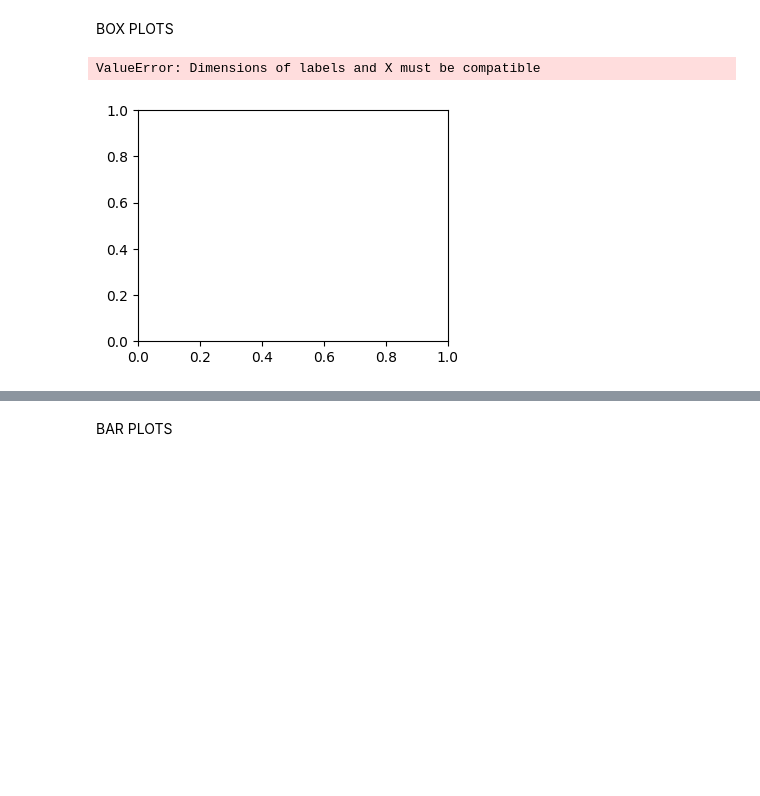
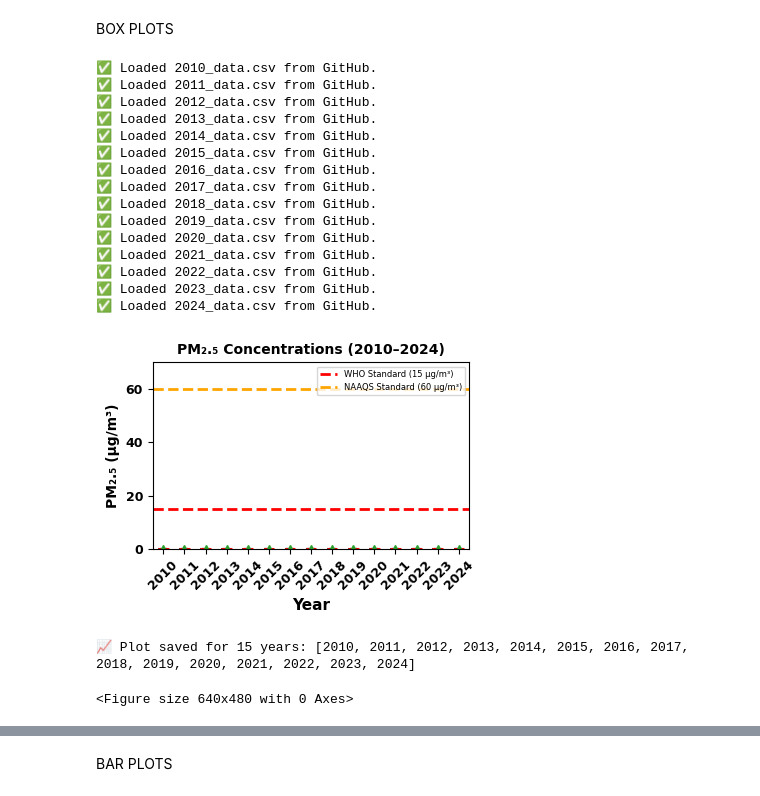
Before and after one commit to yadavrishikesh/Masterclass-IITMandi, a Jupyter notebook: Module1/code/data_visualisation_GoogleColab.ipynb, the cells around one changed output, grey strips where cells are left out. Saved outputs shown, nothing was run; the diff lists cells and outputs as text; code cells hidden in the pictures; blank space fills up the shorter version.

```diff
--- a/Module1/code/data_visualisation_GoogleColab.ipynb
+++ b/Module1/code/data_visualisation_GoogleColab.ipynb
@@ -51,73 +119,87 @@ BOX PLOTS
 import pandas as pd
 import numpy as np
 import matplotlib.pyplot as plt
-from pathlib import Path
 
-# Load all data files
+# Plot styling
 plt.style.use('default')
 plt.rcParams['figure.facecolor'] = 'white'
 plt.rcParams['axes.facecolor'] = 'white'
 
-# Set base path relative to the current notebook's directory
-base_path = Path().resolve()
-
-# Define the path to the data file
-data_folder = base_path / 'PM10'
+# GitHub raw URL base for PM2.5
+base_url = "https://raw.githubusercontent.com/yadavrishikesh/Masterclass-IITMandi/main/Module1/data/PM2.5"
 
 all_data = []
 years = []
 
 for year in range(2010, 2025):
-    file_path = data_folder / f"{year}_data.csv"
-    if file_path.exists():
-        try:
-            df = pd.read_csv(file_path)
-            # Get monthly columns (exclude lat, lon)
-            monthly_cols = [col for col in df.columns if col not in ['lat', 'lon']]
-            # Combine all monthly values (already in µg/m³)
-            year_values = []
-            for col in monthly_cols:
-                values = df[col].dropna()  # No conversion needed, already in µg/m³
-                year_values.extend(values)
+    file_url = f"{base_url}/{year}_data.csv"
+    try:
+        df = pd.read_csv(file_url)
+        print(f"✅ Loaded {year}_data.csv from GitHub.")
 
-            if len(year_values) > 0:  # Only include if data is non-empty
-                all_data.append(year_values)
-                years.append(year) # Append year only if data is loaded successfully
-        except Exception as e:
-            print(f"Error loading data for year {year}: {e}")
+        # Exclude lat, lon columns
+        monthly_cols = [col for col in df.columns if col not in ['lat', 'lon']]
+        year_values = []
+        for col in monthly_cols:
+            values = df[col].dropna()
+            year_values.extend(values)
 
+        if year_values:
+            all_data.append(year_values)
+            years.append(year)
+        else:
+            print(f"⚠️  No data values found for year {year}.")
+    except Exception as e:
+        print(f"❌ Could not load data for year {year}: {e}")
 
 # Create box plot
 plt.figure(figsize=(4, 3))
 bp = plt.boxplot(all_data, labels=years, showmeans=True, showfliers=False, patch_artist=True)
 
 # Style the boxes
 for box in bp['boxes']:
     box.set(facecolor='lightgreen', alpha=0.7, linewidth=1.5)
 for whisker in bp['whiskers']:
     whisker.set(linewidth=1.5, color='black')
 for cap in bp['caps']:
     cap.set(linewidth=1.5, color='black')
 for median in bp['medians']:
     median.set(linewidth=2, color='red')
 
-# Add WHO and NAAQS reference lines for PM10
+# WHO & NAAQS standards
 plt.axhline(y=15, color='red', linestyle='--', linewidth=2, label='WHO Standard (15 µg/m³)')
 plt.axhline(y=60, color='orange', linestyle='--', linewidth=2, label='NAAQS Standard (60 µg/m³)')
 
+# Labels and formatting
 plt.xlabel('Year', fontweight='bold', fontsize=11)
-plt.ylabel('PM₁₀ (µg/m³)', fontweight='bold', fontsize=10)
-plt.title('PM₁₀ Concentrations (2010-2024)', fontweight='bold', fontsize=10)
+plt.ylabel('PM₂.₅ (µg/m³)', fontweight='bold', fontsize=10)
+plt.title('PM₂.₅ Concentrations (2010–2024)', fontweight='bold', fontsize=10)
 plt.ylim(0, 70)
 plt.xticks(rotation=45, fontweight='bold', fontsize=9)
 plt.yticks(fontweight='bold', fontsize=9)
 plt.legend(loc='upper right', fontsize=6)
 plt.tight_layout()
 plt.show()
 
 # Save plot
-plt.savefig('PM10_boxplot.png', dpi=300, bbox_inches='tight')
-print(f"Plot saved for {len(years)} years: {years}")
+plt.savefig('PM25_boxplot.png', dpi=300, bbox_inches='tight')
+print(f"📈 Plot saved for {len(years)} years: {years}")
 # %% [output]
-ValueError: Dimensions of labels and X must be compatible
+✅ Loaded 2010_data.csv from GitHub.
+✅ Loaded 2011_data.csv from GitHub.
+✅ Loaded 2012_data.csv from GitHub.
+✅ Loaded 2013_data.csv from GitHub.
+✅ Loaded 2014_data.csv from GitHub.
+✅ Loaded 2015_data.csv from GitHub.
+✅ Loaded 2016_data.csv from GitHub.
+✅ Loaded 2017_data.csv from GitHub.
+✅ Loaded 2018_data.csv from GitHub.
+✅ Loaded 2019_data.csv from GitHub.
+✅ Loaded 2020_data.csv from GitHub.
+✅ Loaded 2021_data.csv from GitHub.
+✅ Loaded 2022_data.csv from GitHub.
+✅ Loaded 2023_data.csv from GitHub.
+✅ Loaded 2024_data.csv from GitHub.
-[figure, old version]
+[figure, new version]
+📈 Plot saved for 15 years: [2010, 2011, 2012, 2013, 2014, 2015, 2016, 2017, 2018, 2019, 2020, 2021, 2022, 2023, 2024]
+<Figure size 640x480 with 0 Axes>
```
Also changed, not shown: parts of 11 cells of this notebook.
